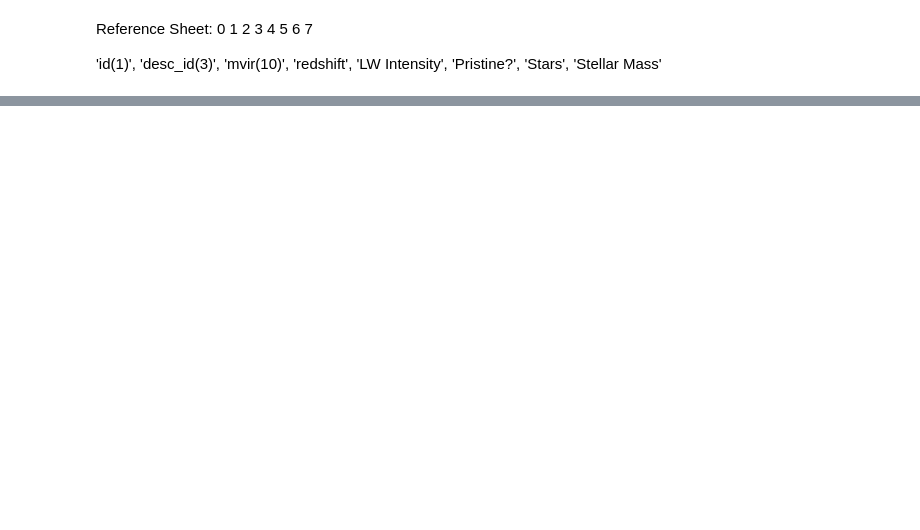
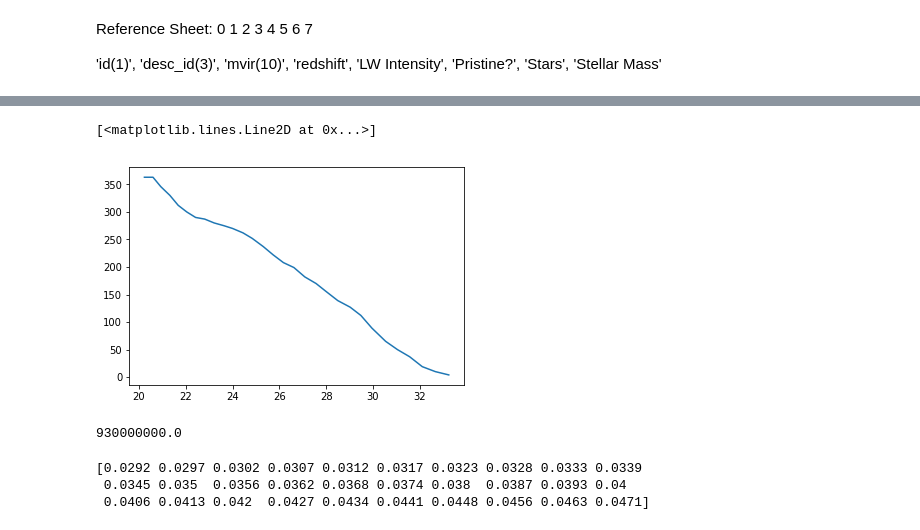
Before and after one commit to jortiz630/ctrees, a Jupyter notebook: ctreesAnalysis.ipynb, the cells around one changed output, grey strips where cells are left out. Drawn from its saved outputs; the diff is of its cells as text; code cells hidden in the pictures; blank space fills up the shorter version.

```diff
--- a/ctreesAnalysis.ipynb
+++ b/ctreesAnalysis.ipynb
@@ -637,0 +600,4 @@ massA(32)
+# %%
+starsFormedArray = np.loadtxt('outputData.txt')
+starsFormedArray = starsFormedArray[2:]
+print starsFormedArray
@@ -637,0 +621,3 @@ massA(32)
+# %%
+starsFormedArray = starsFormedArray.reshape((30,2))
+print starsFormedArray
@@ -637,0 +642,5 @@ massA(32)
+# %%
+plt.pyplot.plot(np.array(starsFormedArray[:,0]),np.array(starsFormedArray[:,1]))
+# %% [output]
+[<matplotlib.lines.Line2D at 0x...>]
+[figure, added]
@@ -637,0 +650,4 @@ massA(32)
+# %%
+cosmoTime(7)
+# %% [output]
+930000000.0
@@ -637,0 +657,7 @@ massA(32)
+# %%
+scaleAtZ = currentScale(starsFormedArray[:,0])
+print scaleAtZ
+# %% [output]
+[0.0292 0.0297 0.0302 0.0307 0.0312 0.0317 0.0323 0.0328 0.0333 0.0339
+ 0.0345 0.035  0.0356 0.0362 0.0368 0.0374 0.038  0.0387 0.0393 0.04
+ 0.0406 0.0413 0.042  0.0427 0.0434 0.0441 0.0448 0.0456 0.0463 0.0471]
```
Also changed, not shown: parts of 31 cells of this notebook.
